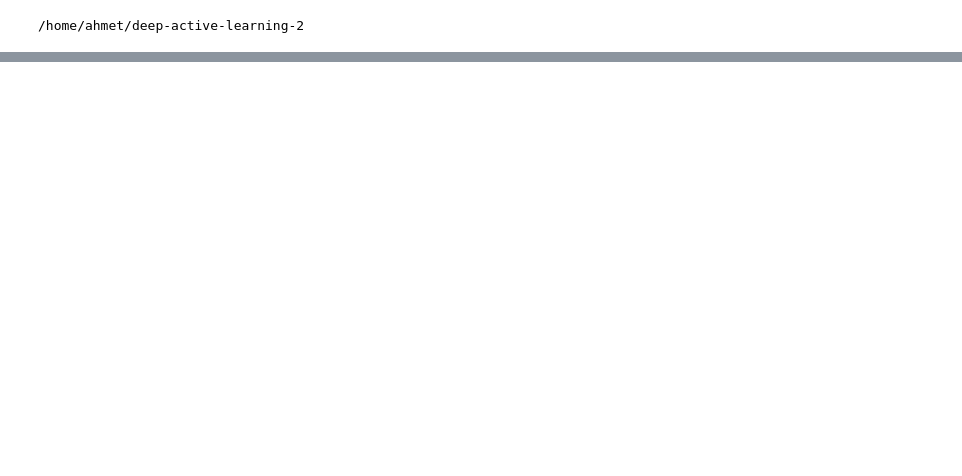
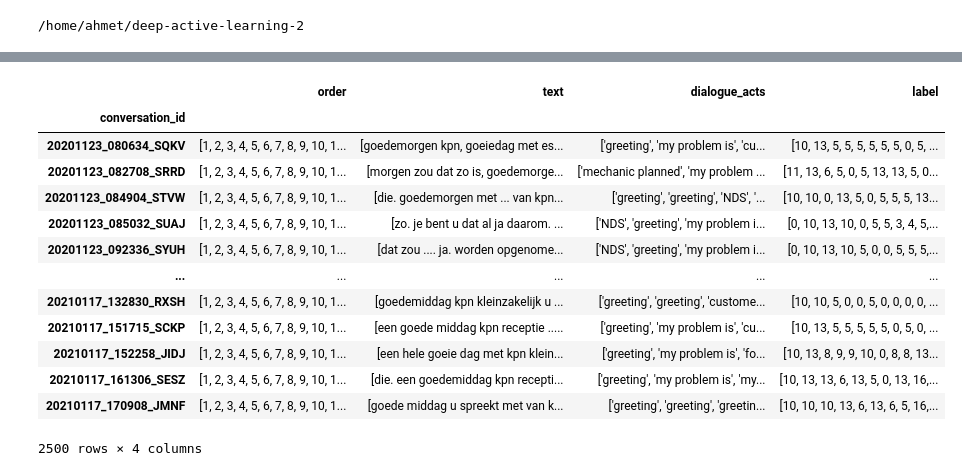
Before and after one commit to ahmetayrnc/deep-active-learning-2, a Jupyter notebook: scripts/test.ipynb, the cells around one changed output, grey strips where cells are left out. Saved outputs shown, nothing was run; the diff lists cells and outputs as text; code cells hidden in the pictures; blank space fills up the shorter version.

```diff
--- a/scripts/test.ipynb
+++ b/scripts/test.ipynb
@@ -10,25 +51,51 @@ sys.path.append("/home/ahmet/deep-active-learning-2")
 # %%
-# import pandas as pd
-# import os
-# from sklearn.preprocessing import LabelEncoder
-# from sklearn.model_selection import train_test_split
-# from datasets import DatasetDict, Dataset
+import pandas as pd
+import os
+from sklearn.preprocessing import LabelEncoder
+from sklearn.model_selection import train_test_split
+from datasets import DatasetDict, Dataset
 
-# df = pd.read_csv("data/KPN_DAM_data.csv", index_col=0)
-# df = df.drop(columns=['order', 'segments', 'actor_id'])
-# df['dialogue_acts'] = df['dialogue_acts'].apply(lambda x: x.strip("[]"))
-# le = LabelEncoder()
-# df['label'] = le.fit_transform(df['dialogue_acts'])
-# df = df.groupby("conversation_id").agg(list)
-# total_length = lambda text_list: sum([len(text) for text in text_list])
-# df = df[df['text'].apply(total_length) / 4 < 4000]
-# train_data, test_data = train_test_split(df, test_size=0.1, random_state=42)
-# print(train_data.shape, test_data.shape)
+def convert_kpn_data():
+    # read the csv
+    df = pd.read_csv("kpn.csv", index_col=0)
 
-# train_dataset = Dataset.from_pandas(train_data)
-# test_dataset = Dataset.from_pandas(test_data)
-# dataset_dict = DatasetDict({"train": train_dataset, "test": test_dataset})
+    df = df.reset_index(drop=True)
 
-# os.makedirs("data/kpn", exist_ok=True)
-# dataset_dict.save_to_disk("data/kpn")
+    # drop the unnecessary columns
+    df = df.drop(columns=['segments', 'actor_id'])
+
+    # remove the brackets from the dialogue acts
+    df['dialogue_acts'] = df['dialogue_acts'].apply(lambda x: x.strip("[]"))
+
+    # encode the labels
+    le = LabelEncoder()
+    df['label'] = le.fit_transform(df['dialogue_acts'])
+
+    print(le.classes_)
+
+    # sort the turns by turn order
+    df = df.groupby("conversation_id", group_keys=True).apply(lambda x: x.sort_values(by=['order'])).reset_index(drop=True)
+
+    # create the nested structure
+    df = df.groupby("conversation_id").agg(list)
+
+    display(df)
+
+    # remove the conversations with more than 4000 tokens
+    total_length = lambda text_list: sum([len(text) for text in text_list])
+    df = df[df['text'].apply(total_length) / 4 < 4000]
+
+    # split the data into train and test
+    train_data, test_data = train_test_split(df, test_size=0.1, random_state=42)
+    print(train_data.shape, test_data.shape)
+
+    # create the dataset dict
+    train_dataset = Dataset.from_pandas(train_data)
+    test_dataset = Dataset.from_pandas(test_data)
+    dataset_dict = DatasetDict({"train": train_dataset, "test": test_dataset})
+
+    os.makedirs("data/kpn", exist_ok=True)
+    dataset_dict.save_to_disk("data/kpn")
+
+convert_kpn_data()
 # %% [output]
@@ -35,0 +108,14 @@ sys.path.append("/home/ahmet/deep-active-learning-2")
+|  | order | text | dialogue_acts | label |
+| conversation_id |  |  |  |  |
+| 20201123_080634_SQKV | [1, 2, 3, 4, 5, 6, 7, 8, 9, 10, 1... | [goedemorgen kpn, goeiedag met es... | ['greeting', 'my problem is', 'cu... | [10, 13, 5, 5, 5, 5, 5, 5, 0, 5, ... |
+| 20201123_082708_SRRD | [1, 2, 3, 4, 5, 6, 7, 8, 9, 10, 1... | [morgen zou dat zo is, goedemorge... | ['mechanic planned', 'my problem ... | [11, 13, 6, 5, 0, 5, 13, 13, 5, 0... |
+| 20201123_084904_STVW | [1, 2, 3, 4, 5, 6, 7, 8, 9, 10, 1... | [die. goedemorgen met ... van kpn... | ['greeting', 'greeting', 'NDS', '... | [10, 10, 0, 13, 5, 0, 5, 5, 5, 13... |
+| 20201123_085032_SUAJ | [1, 2, 3, 4, 5, 6, 7, 8, 9, 10, 1... | [zo. je bent u dat al ja daarom. ... | ['NDS', 'greeting', 'my problem i... | [0, 10, 13, 10, 0, 5, 5, 3, 4, 5,... |
+| 20201123_092336_SYUH | [1, 2, 3, 4, 5, 6, 7, 8, 9, 10, 1... | [dat zou .... ja. worden opgenome... | ['NDS', 'greeting', 'my problem i... | [0, 10, 13, 10, 5, 0, 0, 5, 5, 5,... |
+| ... | ... | ... | ... | ... |
+| 20210117_132830_RXSH | [1, 2, 3, 4, 5, 6, 7, 8, 9, 10, 1... | [goedemiddag kpn kleinzakelijk u ... | ['greeting', 'greeting', 'custome... | [10, 10, 5, 0, 0, 5, 0, 0, 0, 0, ... |
+| 20210117_151715_SCKP | [1, 2, 3, 4, 5, 6, 7, 8, 9, 10, 1... | [een goede middag kpn receptie ..... | ['greeting', 'my problem is', 'cu... | [10, 13, 5, 5, 5, 5, 5, 0, 5, 0, ... |
+| 20210117_152258_JIDJ | [1, 2, 3, 4, 5, 6, 7, 8, 9, 10, 1... | [een hele goeie dag met kpn klein... | ['greeting', 'my problem is', 'fo... | [10, 13, 8, 9, 9, 10, 0, 8, 8, 13... |
+| 20210117_161306_SESZ | [1, 2, 3, 4, 5, 6, 7, 8, 9, 10, 1... | [die. een goedemiddag kpn recepti... | ['greeting', 'my problem is', 'my... | [10, 13, 13, 6, 13, 5, 0, 13, 16,... |
+| 20210117_170908_JMNF | [1, 2, 3, 4, 5, 6, 7, 8, 9, 10, 1... | [goede middag u spreekt met van k... | ['greeting', 'greeting', 'greetin... | [10, 10, 10, 13, 6, 13, 6, 5, 16,... |
+2500 rows × 4 columns
```
Also changed, not shown: parts of 8 cells of this notebook, 15 other files.
